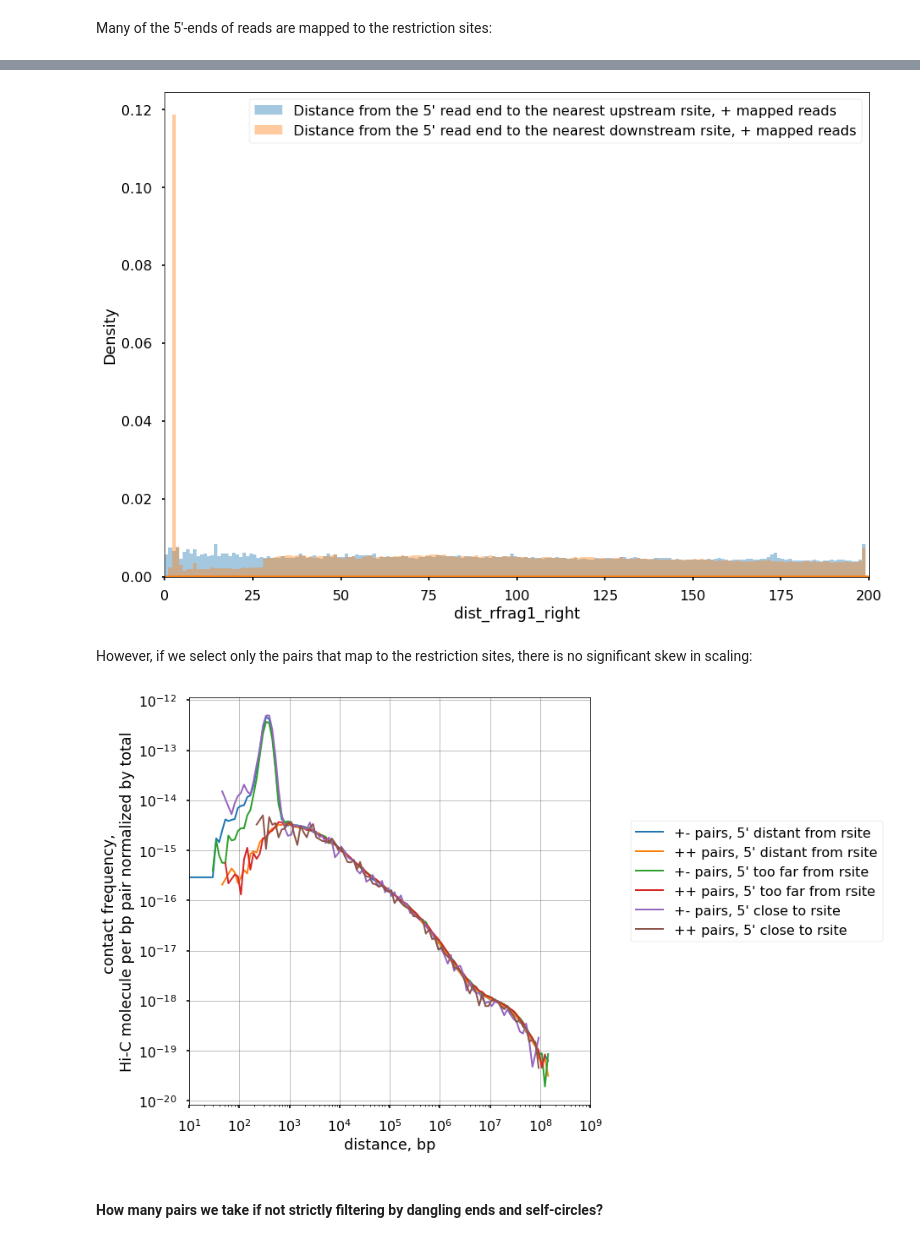
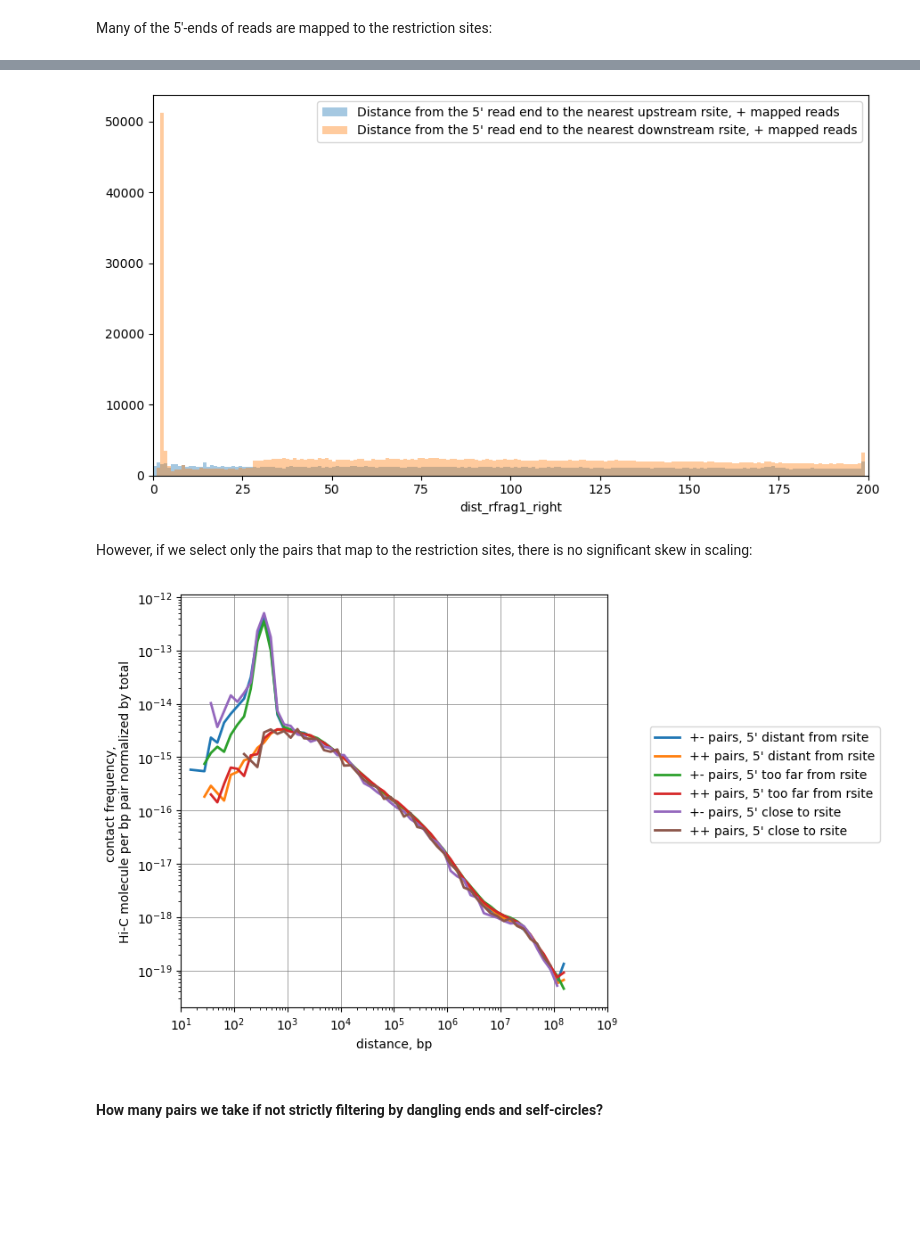
Before and after one commit to open2c/pairtools, a Jupyter notebook: doc/examples/pairtools_restrict_walkthrough.ipynb, the cells around one changed output, grey strips where cells are left out. Cells and saved outputs as stored; diff of their text form; code cells hidden in the pictures; blank space fills up the shorter version.

```diff
--- a/doc/examples/pairtools_restrict_walkthrough.ipynb
+++ b/doc/examples/pairtools_restrict_walkthrough.ipynb
@@ -13,9 +13,6 @@ import matplotlib.ticker
 import matplotlib.gridspec
 import seaborn as sns
 
-%matplotlib inline
-plt.style.use('seaborn-poster')
-
 import pandas as pd
 import pairtools
 import bioframe
@@ -95,16 +102,23 @@ plt.tight_layout()
 # %%
 xmin = 0
 xmax = 200
 step = 1
 
-sns.distplot(df.query('strand1=="+"').dist_rfrag1_left, bins=np.arange(xmin, xmax, step), label='Distance from the 5\' read end to the nearest upstream rsite, + mapped reads')
-sns.distplot(df.query('strand1=="+"').dist_rfrag1_right, bins=np.arange(xmin, xmax, step), label='Distance from the 5\' read end to the nearest downstream rsite, + mapped reads')
+plt.figure(figsize=[9,5])
+sns.distplot(df.query('strand1=="+"').dist_rfrag1_left,
+             bins=np.arange(xmin, xmax, step),
+             label='Distance from the 5\' read end to the nearest upstream rsite, + mapped reads',
+             kde=False)
+sns.distplot(df.query('strand1=="+"').dist_rfrag1_right,
+             bins=np.arange(xmin, xmax, step),
+             label='Distance from the 5\' read end to the nearest downstream rsite, + mapped reads',
+             kde=False)
 
 plt.xlim(xmin, xmax)
 plt.legend()
 plt.tight_layout()
 # %% [output]
-[figure, old version]
+[figure, new version]
 # %% [markdown]
 However, if we select only the pairs that map to the restriction sites, there is no significant skew in scaling:
 # %%
@@ -156,6 +170,8 @@ def plot(cis_scalings, n, xlim=(1e1,1e9), label='' ):
 
     plt.tight_layout()
 # %%
+plt.figure(figsize=[9,9])
+
 # Get the pairs where R1 is far enough from site of restriction, but not too far
 df_subset = df.query("(strand1=='+' and dist_rfrag1_left>5 and dist_rfrag1_left<=250)")
 n_distant = len(df_subset)
@@ -164,7 +180,7 @@ cis_scalings_distant, trans_levels_distant = scaling.compute_scaling(
                 regions=hg38_arms,
                 chromsizes=hg38_arms,
                 dist_range=(10, 1e9),
-                n_dist_bins=128,
+                n_dist_bins_decade=8,
                 chunksize=int(1e7),
             )
 plot(cis_scalings_distant, n_distant, label="pairs, 5' distant from rsite")
@@ -178,7 +194,7 @@ cis_scalings_toodistant, trans_levels_toodistant = scaling.compute_scaling(
                 regions=hg38_arms,
                 chromsizes=hg38_arms,
                 dist_range=(10, 1e9),
-                n_dist_bins=128,
+                n_dist_bins_decade=8,
                 chunksize=int(1e7),
             )
 plot(cis_scalings_toodistant, n_toodistant, label="pairs, 5' too far from rsite")
@@ -192,13 +208,13 @@ cis_scalings_tooclose, trans_levels_tooclose = scaling.compute_scaling(
                 regions=hg38_arms,
                 chromsizes=hg38_arms,
                 dist_range=(10, 1e9),
-                n_dist_bins=128,
+                n_dist_bins_decade=8,
                 chunksize=int(1e7),
             )
 plot(cis_scalings_tooclose, n_tooclose, label="pairs, 5' close to rsite")
 # Try another replicate of replicate, maybe the last one
 # %% [output]
-[figure, old version]
+[figure, new version]
 # %% [markdown]
 #### How many pairs we take if not strictly filtering by dangling ends and self-circles?
 # %%
```
Also changed, not shown: parts of 8 cells of this notebook, 6 other files.
